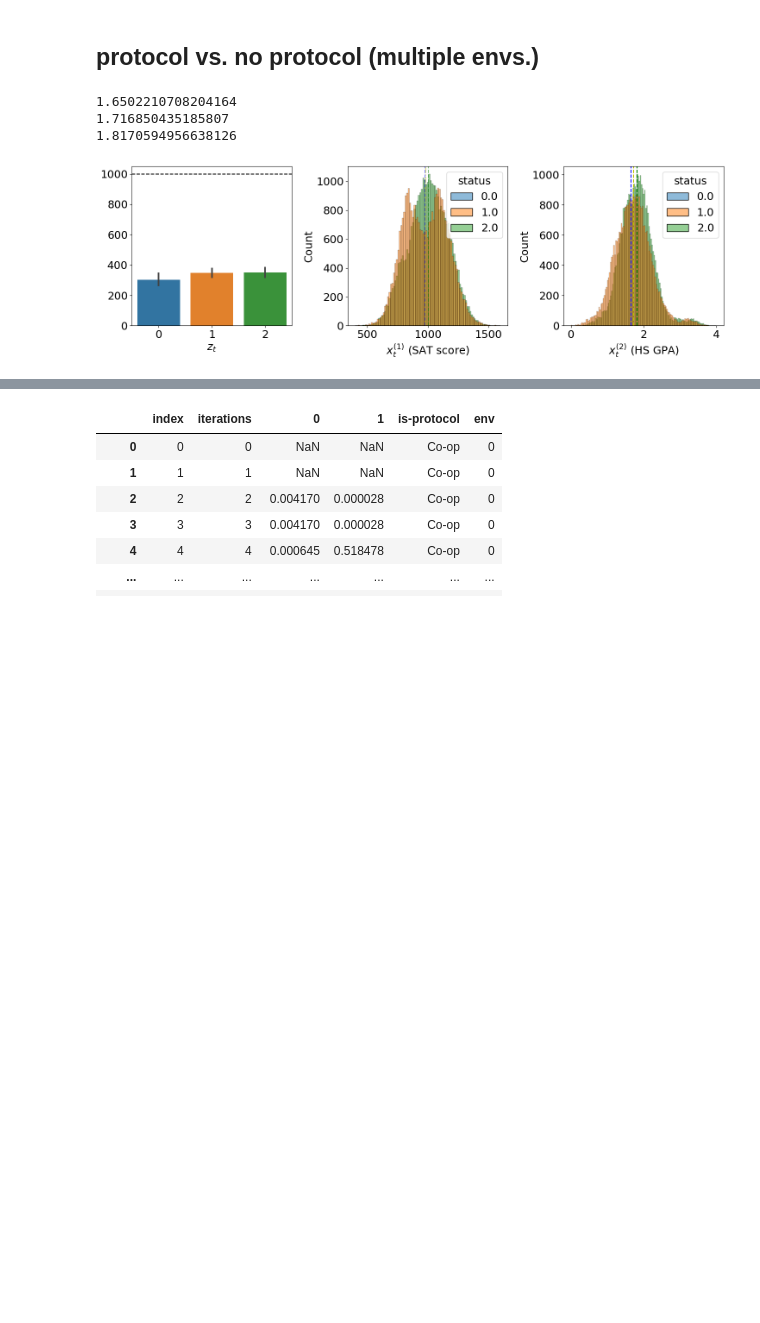
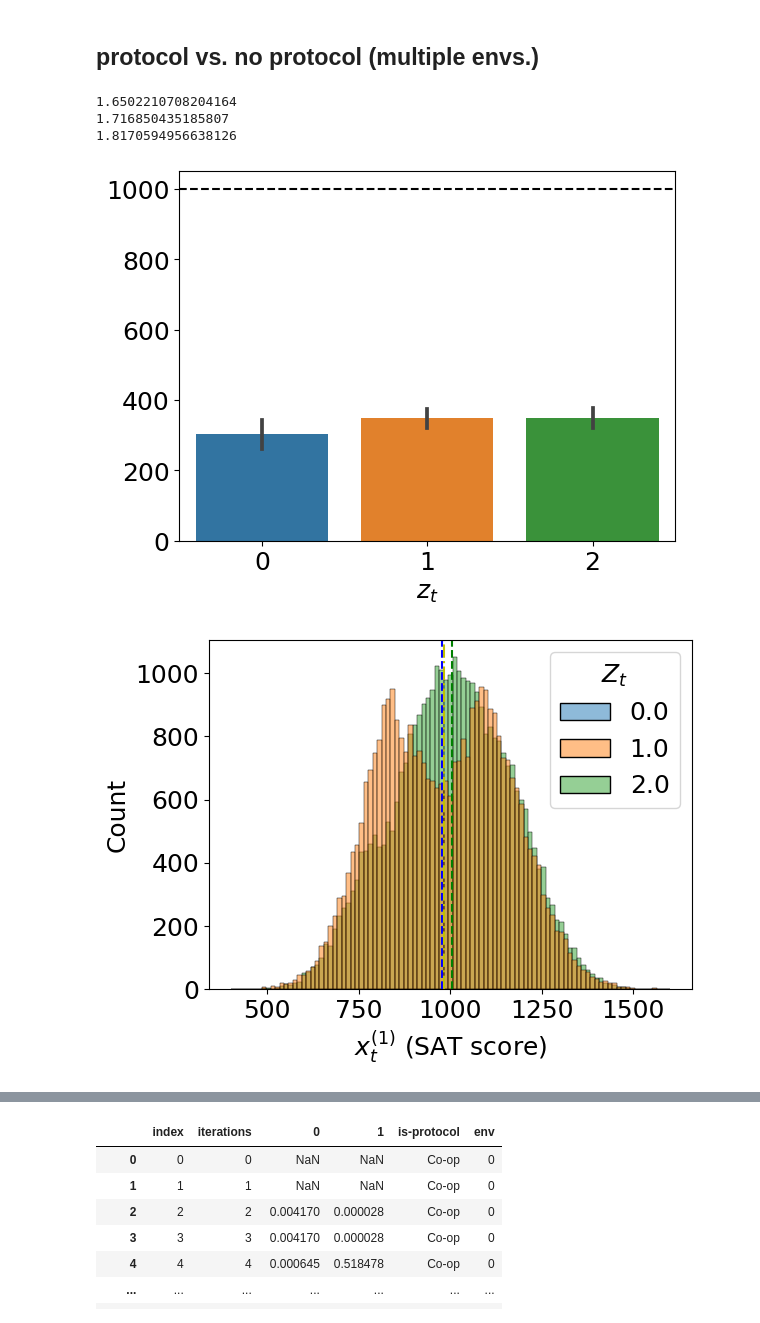
Before and after one commit to muneebaadil/strategic-instrumental-variable-regression, a Jupyter notebook: experiments.ipynb, the cells around one changed output, grey strips where cells are left out. Cells and saved outputs as stored; diff of their text form; code cells hidden in the pictures; blank space fills up the shorter version.

```diff
--- a/experiments.ipynb
+++ b/experiments.ipynb
@@ -318,7 +319,7 @@ plt.savefig('figures/our-setttings-single-env-ablation.pdf')
 # %% [markdown]
 ## protocol vs. no protocol (multiple envs.)
 # %%
-cmd =f'--num-applicants 100000 --applicants-per-round 1000 --scaled-duplicates sequence --fixed-effort-conversion --normalize --methods ours --num-envs 2 --theta-star-std .1 --envs-accept-rate .5 .5 --num-cooperative-envs 2'
+cmd =f'--num-applicants 100000 --applicants-per-round 1000 --scaled-duplicates sequence --fixed-effort-conversion --normalize --methods ours --num-envs 2 --theta-star-std 0 --envs-accept-rate .5 .5 --num-cooperative-envs 2'
 args = algos.get_args(cmd)
 np.random.seed(3)
 b,x,y,EW,theta, w, z, y_hat, adv_idx, disadv_idx, g, theta_star, pref_vect = data_gen.generate_data(
@@ -349,46 +350,55 @@ df1 = add_envs(df1, adv_idx, y, 'y')
 df1 = add_envs(df1, adv_idx, w, 'w')
 df1.keys()
 
 df1 = pd.DataFrame(df1)
 df1['class'] = 'adv'
 df = pd.concat((df0, df1))
 df['status'] = df['status'].astype('category')
 df
-fig,ax=plt.subplots(ncols=3, figsize=(15, 5))
+fig,ax=plt.subplots()
 
 # first plot
 df_z = pd.get_dummies(df['status'] ).to_numpy()
 df_z = np.array(
   np.split(
     df_z, (args.num_applicants / args.applicants_per_round),  axis=0
   )
 )
-ax[0].axhline(y=args.applicants_per_round, color='k', linestyle='--')
+ax.axhline(y=args.applicants_per_round, color='k', linestyle='--')
 
 assert df_z.shape == ((args.num_applicants / args.applicants_per_round), args.applicants_per_round, args.num_envs+1), f"{df_z.shape}"
 df_z = df_z.sum(axis=1)
-sns.barplot(pd.DataFrame(df_z), ax=ax[0])
-ax[0].set_xlabel(r'$z_t$')
+sns.barplot(pd.DataFrame(df_z), ax=ax)
+ax.set_xlabel(r'$z_t$')
 
 # second plot
-sns.histplot(df[df.status!=0], x='x1', hue='status', ax=ax[1])
-ax[1].axvline(x=df[df.status==0].x1.mean(), color='b', alpha=.5, linestyle='--')
-ax[1].axvline(x=df[df.status==1].x1.mean(), color='y', alpha=.5, linestyle='-.')
-ax[1].axvline(x=df[df.status==2].x1.mean(), color='g', alpha=.5, linestyle='--')
-ax[1].axvline(x=df[df.status==3].x1.mean(), color='r', alpha=.5, linestyle='--')
-ax[1].set_xlabel(r'$x_t^{(1)}$ (SAT score)')
+fig,ax=plt.subplots()
+df = df.rename(columns={'status': r'$Z_t$'})
+# df[r'$Z_t$'] = df[r'$Z_t$'].cat.rename_categories({0.0: '0', 1.0: '1', 2.0: '2'})
+
+sns.histplot(df[df[r'$Z_t$']!=0], x='x1', hue=r'$Z_t$', ax=ax)
+ax.axvline(x=df[df[r'$Z_t$']==0].x1.mean(), color='b', linestyle='--')
+ax.axvline(x=df[df[r'$Z_t$']==1].x1.mean(), color='y', linestyle='-.')
+ax.axvline(x=df[df[r'$Z_t$']==2].x1.mean(), color='g', linestyle='--')
+ax.axvline(x=df[df[r'$Z_t$']==3].x1.mean(), color='r', linestyle='--')
+ax.set_xlabel(r'$x_t^{(1)}$ (SAT score)')
+
+plt.tight_layout()
+plt.savefig('figures/our-settings-multi1.png')
 
 # third plot
-sns.histplot(df[df.status!=0], x='x2', hue='status', ax=ax[2])
+fig,ax=plt.subplots()
+sns.histplot(df[df[r'$Z_t$']!=0], x='x2', hue=r'$Z_t$', ax=ax)
 for env_idx, c  in zip(range(args.num_envs+1), ('b', 'y', 'g', 'r')):
-  print(df[df.status==env_idx].x2.mean())
-  ax[2].axvline(x=df[df.status==env_idx].x2.mean(), c=c, linestyle='--')
+  print(df[df[r'$Z_t$']==env_idx].x2.mean())
+  ax.axvline(x=df[df[r'$Z_t$']==env_idx].x2.mean(), c=c, linestyle='--')
 
-# ax[2].axvline(x=df[df.status==3].x2.mean(), c='r', linestyle='-.', alpha=.5)
-ax[2].set_xlabel(r'$x_t^{(2)}$ (HS GPA)')
+ax.set_xlabel(r'$x_t^{(2)}$ (HS GPA)')
 plt.tight_layout()
+plt.savefig('figures/our-settings-multi2.png')
 # %% [output]
 1.6502210708204164
 1.716850435185807
 1.8170594956638126
-[figure, old version]
+[figure, new version]
+[figure, added]
```
Also changed, not shown: parts of 27 cells of this notebook.
